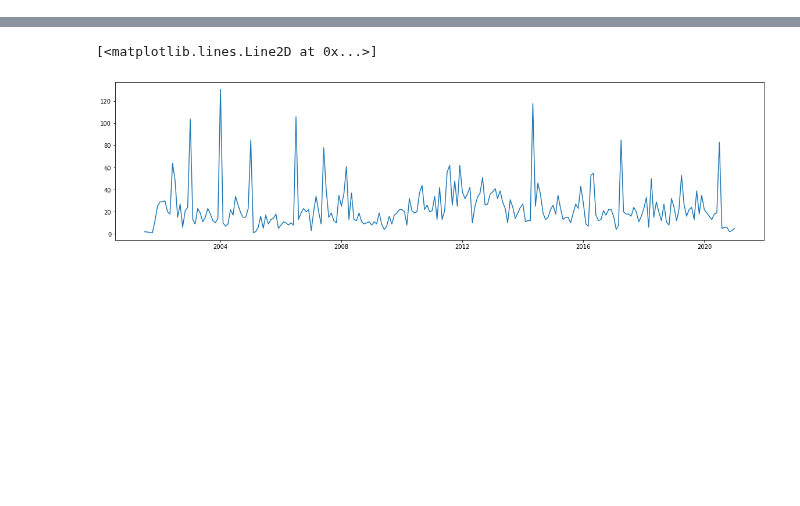
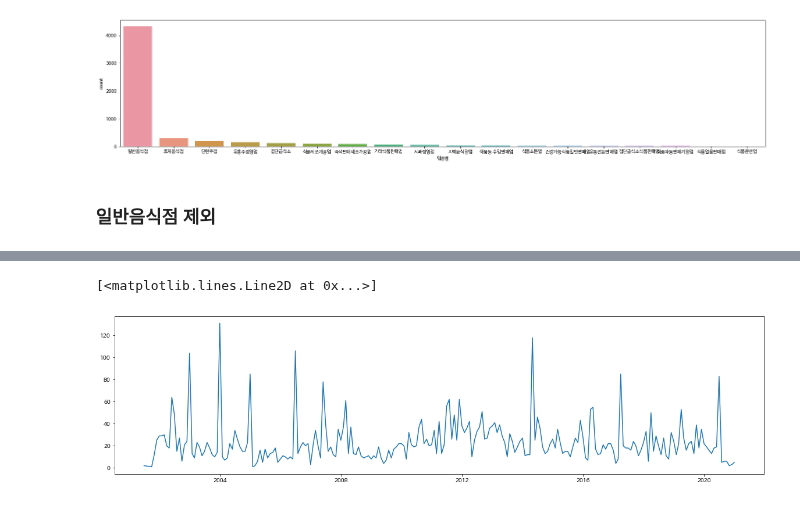
Before and after one commit to HyeJiJUN11/DataAnalysisProgramming, a Jupyter notebook: Project.ipynb, the cells around one changed output, grey strips where cells are left out. Cells and saved outputs as stored; diff of their text form; code cells hidden in the pictures; blank space fills up the shorter version.

```diff
--- a/Project.ipynb
+++ b/Project.ipynb
@@ -12,0 +42,7 @@ import datetime
+# %%
+#한글폰트
+!sudo apt-get install -y fonts-nanum
+!sudo fc-cache -fv
+!rm ~/.cache/matplotlib -rf
+
+plt.rc('font', family='NanumBarunGothic')
@@ -26,0 +87,7 @@ data.head()
+# %%
+plt.rcParams["figure.figsize"] = (25, 5)
+fig = sns.countplot(x ='업종명', data = df, order = df['업종명'].value_counts().index)
+# %% [output]
+[figure, added]
+# %% [markdown]
+### 일반음식점 제외
```
Also changed, not shown: parts of 18 cells of this notebook.
